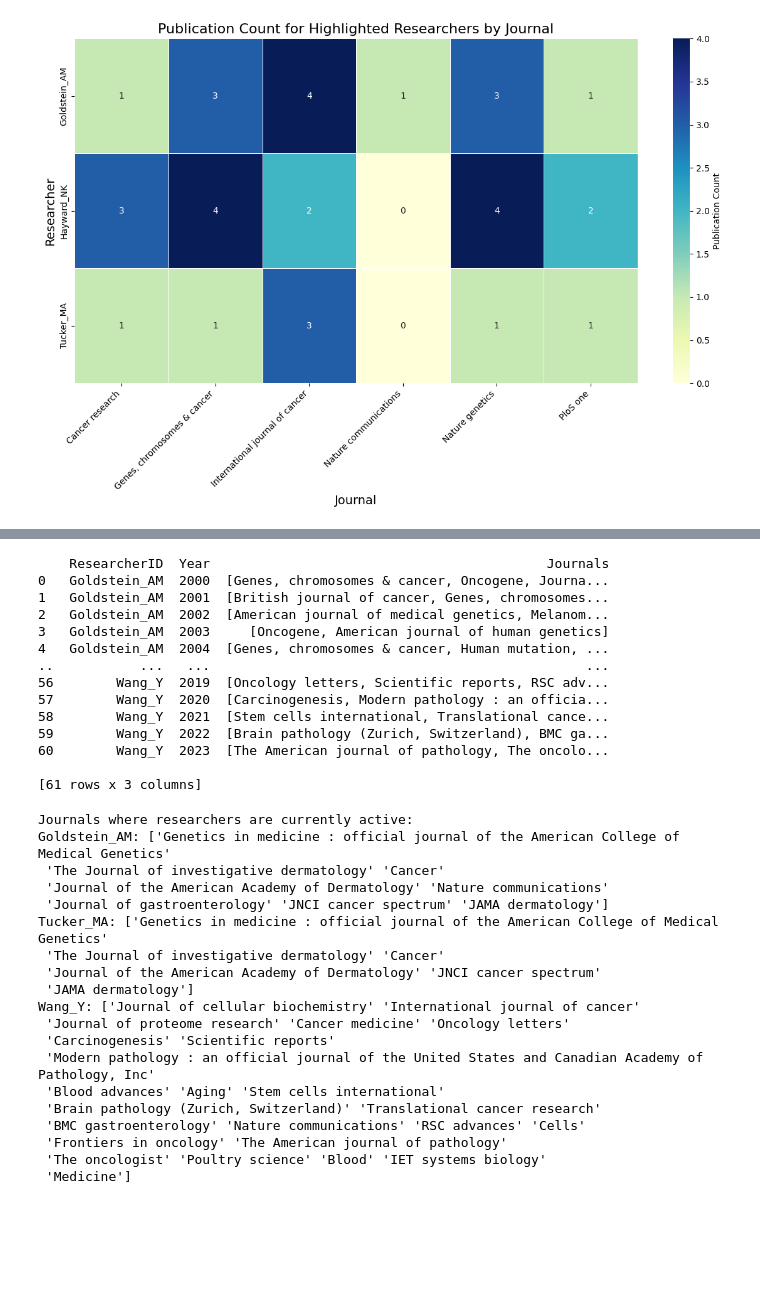
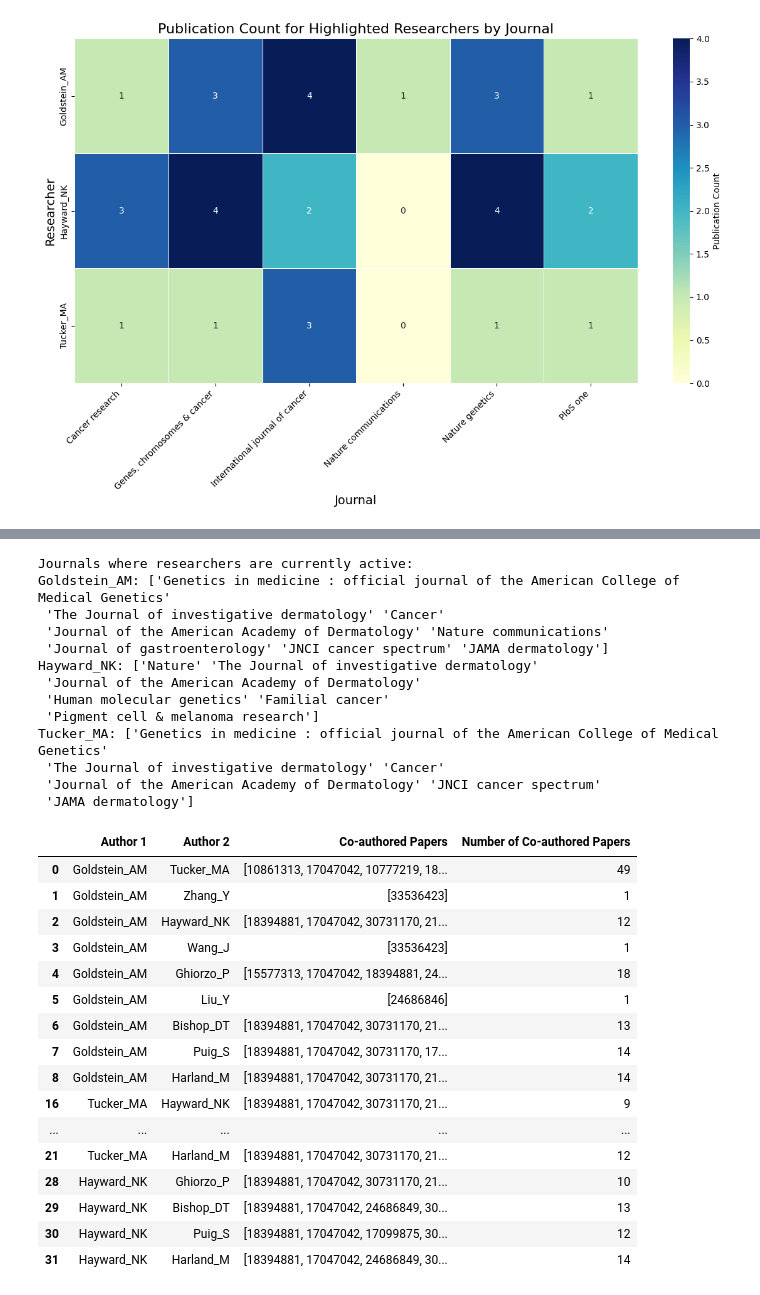
Before and after one commit to ThanakornMix/G1-Consulting-Data-Science, a Jupyter notebook: Consulting.ipynb, the cells around one changed output, grey strips where cells are left out. Drawn from its saved outputs; the diff is of its cells as text; code cells hidden in the pictures; blank space fills up the shorter version.

Commit message:
filter coauthored papers and  highlighted researchers

```diff
--- a/Consulting.ipynb
+++ b/Consulting.ipynb
@@ -859,34 +606,7 @@ Common journals between Wang_Y and Tucker_MA: set()
-# %%
-highlighted_researchers = ['Goldstein_AM', 'Wang_Y', 'Tucker_MA']
-
-#Filter the data
-filtered_data = merged_df[merged_df['ResearcherID'].isin(highlighted_researchers)]
-
-#Group and get unique journals
-journal_counts_by_year = filtered_data.groupby(['ResearcherID', 'Year'])['Journal'].unique().reset_index()
-
-# Rename the column and display the results
-journal_counts_by_year.rename(columns={'Journal': 'Journals'}, inplace=True)
-print(journal_counts_by_year)
-# %% [output]
-    ResearcherID  Year                                           Journals
-0   Goldstein_AM  2000  [Genes, chromosomes & cancer, Oncogene, Journa...
-1   Goldstein_AM  2001  [British journal of cancer, Genes, chromosomes...
-2   Goldstein_AM  2002  [American journal of medical genetics, Melanom...
-3   Goldstein_AM  2003     [Oncogene, American journal of human genetics]
-4   Goldstein_AM  2004  [Genes, chromosomes & cancer, Human mutation, ...
-..           ...   ...                                                ...
-56        Wang_Y  2019  [Oncology letters, Scientific reports, RSC adv...
-57        Wang_Y  2020  [Carcinogenesis, Modern pathology : an officia...
-58        Wang_Y  2021  [Stem cells international, Translational cance...
-59        Wang_Y  2022  [Brain pathology (Zurich, Switzerland), BMC ga...
-60        Wang_Y  2023  [The American journal of pathology, The oncolo...
-
-[61 rows x 3 columns]
 # %%
-#Currently Active Journal of the top researchers
+#Currently Active Journal of the top researchers based on the citation
 
-highlighted_researchers = ['Goldstein_AM', 'Wang_Y', 'Tucker_MA']
+highlighted_researchers = ['Goldstein_AM', 'Tucker_MA', 'Hayward_NK']
 
 #Filter the data for highlighted researchers
 filtered_data = merged_df[merged_df['ResearcherID'].isin(highlighted_researchers)]
@@ -910,17 +630,33 @@ Goldstein_AM: ['Genetics in medicine : official journal of the American College
  'The Journal of investigative dermatology' 'Cancer'
  'Journal of the American Academy of Dermatology' 'Nature communications'
  'Journal of gastroenterology' 'JNCI cancer spectrum' 'JAMA dermatology']
+Hayward_NK: ['Nature' 'The Journal of investigative dermatology'
+ 'Journal of the American Academy of Dermatology'
+ 'Human molecular genetics' 'Familial cancer'
+ 'Pigment cell & melanoma research']
 Tucker_MA: ['Genetics in medicine : official journal of the American College of Medical Genetics'
  'The Journal of investigative dermatology' 'Cancer'
  'Journal of the American Academy of Dermatology' 'JNCI cancer spectrum'
  'JAMA dermatology']
-Wang_Y: ['Journal of cellular biochemistry' 'International journal of cancer'
- 'Journal of proteome research' 'Cancer medicine' 'Oncology letters'
- 'Carcinogenesis' 'Scientific reports'
- 'Modern pathology : an official journal of the United States and Canadian Academy of Pathology, Inc'
- 'Blood advances' 'Aging' 'Stem cells international'
- 'Brain pathology (Zurich, Switzerland)' 'Translational cancer research'
- 'BMC gastroenterology' 'Nature communications' 'RSC advances' 'Cells'
- 'Frontiers in oncology' 'The American journal of pathology'
- 'The oncologist' 'Poultry science' 'Blood' 'IET systems biology'
- 'Medicine']
+# %%
+# filter coauthored dataframe to use highlighted researchers
+df_coauthored_highlighted = df_coauthored[df_coauthored['Author 1'].isin(highlighted_researchers)]
+df_coauthored_highlighted
+# %% [output]
+|  | Author 1 | Author 2 | Co-authored Papers | Number of Co-authored Papers |
+| 0 | Goldstein_AM | Tucker_MA | [10861313, 17047042, 10777219, 18... | 49 |
+| 1 | Goldstein_AM | Zhang_Y | [33536423] | 1 |
+| 2 | Goldstein_AM | Hayward_NK | [18394881, 17047042, 30731170, 21... | 12 |
+| 3 | Goldstein_AM | Wang_J | [33536423] | 1 |
+| 4 | Goldstein_AM | Ghiorzo_P | [15577313, 17047042, 18394881, 24... | 18 |
+| 5 | Goldstein_AM | Liu_Y | [24686846] | 1 |
+| 6 | Goldstein_AM | Bishop_DT | [18394881, 17047042, 30731170, 21... | 13 |
+| 7 | Goldstein_AM | Puig_S | [18394881, 17047042, 30731170, 17... | 14 |
+| 8 | Goldstein_AM | Harland_M | [18394881, 17047042, 30731170, 21... | 14 |
+| 16 | Tucker_MA | Hayward_NK | [18394881, 17047042, 30731170, 21... | 9 |
+| ... | ... | ... | ... | ... |
+| 21 | Tucker_MA | Harland_M | [18394881, 17047042, 30731170, 21... | 12 |
+| 28 | Hayward_NK | Ghiorzo_P | [18394881, 17047042, 30731170, 21... | 10 |
+| 29 | Hayward_NK | Bishop_DT | [18394881, 17047042, 24686849, 30... | 13 |
+| 30 | Hayward_NK | Puig_S | [18394881, 17047042, 17099875, 30... | 12 |
+| 31 | Hayward_NK | Harland_M | [18394881, 17047042, 24686849, 30... | 14 |
```
Also changed, not shown: parts of 12 cells of this notebook.
